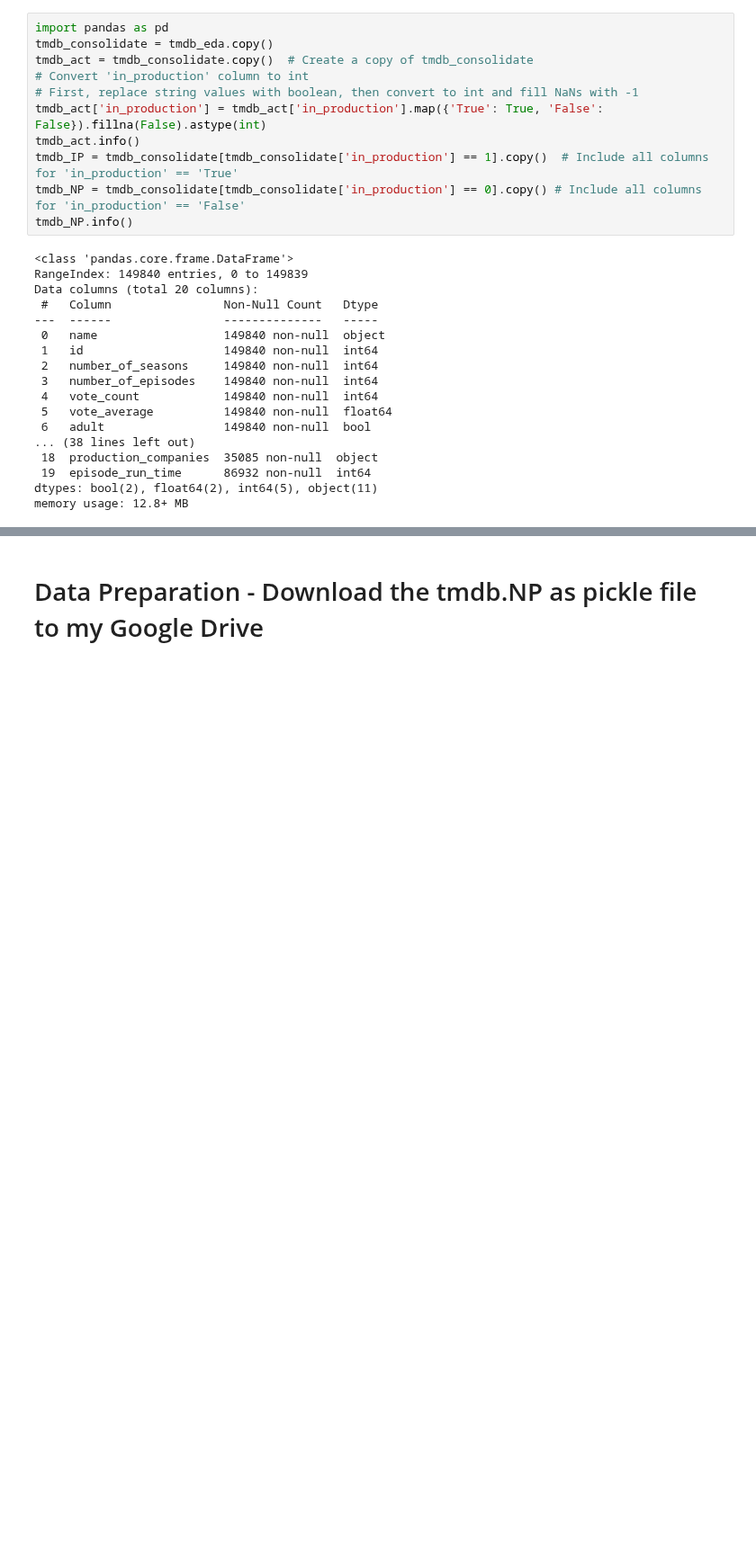
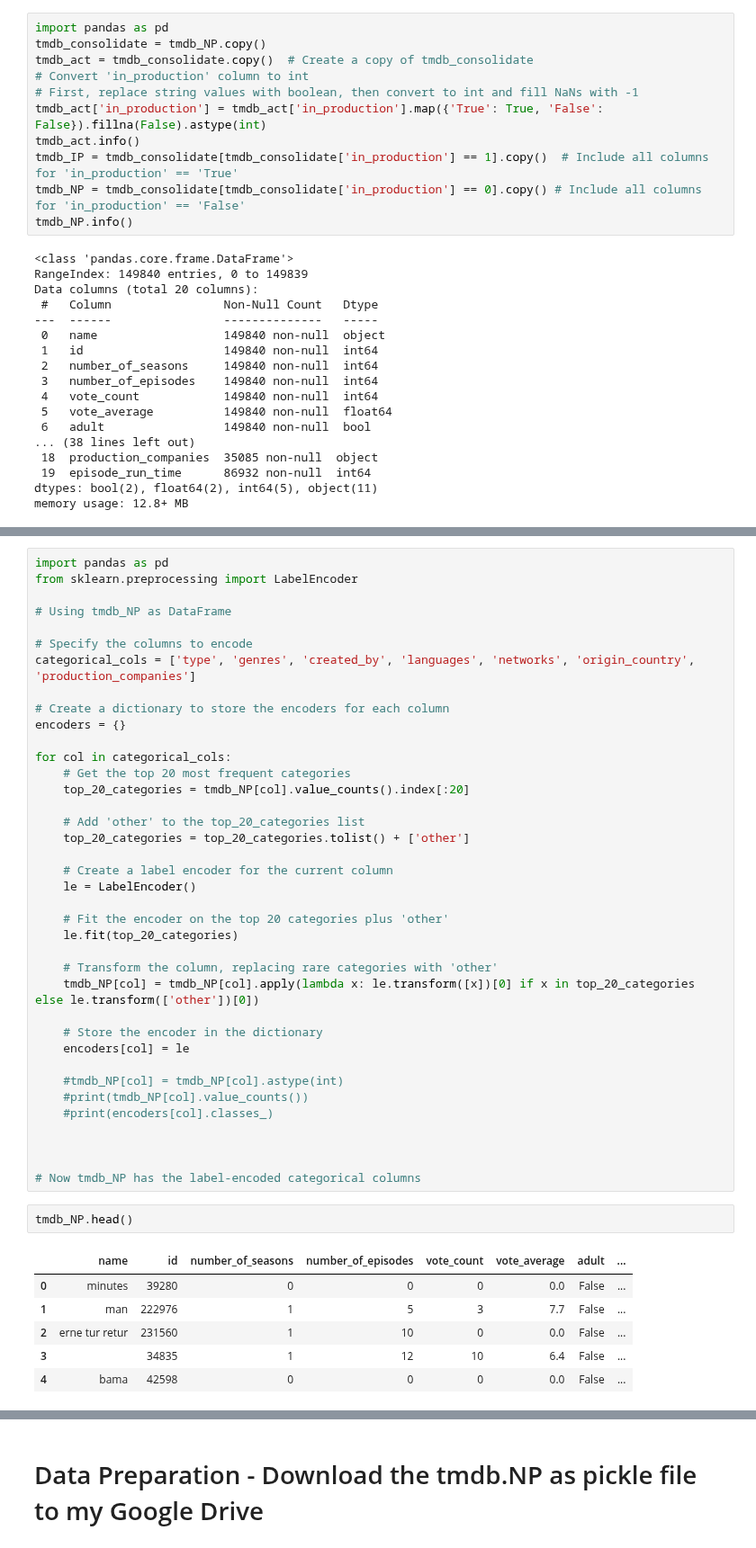
Before and after one commit to Elbx88/ML-Model-Perdiction, a Jupyter notebook: Project_ML_Models_Erez_Levy_TMDB_1.ipynb, the cells around one changed output, grey strips where cells are left out. Shown at 90% size. Cells and saved outputs as stored; diff of their text form; blank space fills up the shorter version.

```diff
--- a/Project_ML_Models_Erez_Levy_TMDB_1.ipynb
+++ b/Project_ML_Models_Erez_Levy_TMDB_1.ipynb
@@ -373,7 +388,7 @@ tmdb_eda.head()
 # Split tmdb_eda into 2 sub_Datasets tmdb_IP for 'in_production' dataset & tmdb_NP for not in production Dataset
 # %%
 import pandas as pd
-tmdb_consolidate = tmdb_eda.copy()
+tmdb_consolidate = tmdb_NP.copy()
 tmdb_act = tmdb_consolidate.copy()  # Create a copy of tmdb_consolidate
 # Convert 'in_production' column to int
 # First, replace string values with boolean, then convert to int and fill NaNs with -1
@@ -402,0 +823,47 @@ memory usage: 12.8+ MB
+# %%
+import pandas as pd
+from sklearn.preprocessing import LabelEncoder
+
+# Using tmdb_NP as DataFrame
+
+# Specify the columns to encode
+categorical_cols = ['type', 'genres', 'created_by', 'languages', 'networks', 'origin_country', 'production_companies']
+
+# Create a dictionary to store the encoders for each column
+encoders = {}
+
+for col in categorical_cols:
+    # Get the top 20 most frequent categories
+    top_20_categories = tmdb_NP[col].value_counts().index[:20]
+
+    # Add 'other' to the top_20_categories list
+    top_20_categories = top_20_categories.tolist() + ['other']
+
+    # Create a label encoder for the current column
+    le = LabelEncoder()
+
+    # Fit the encoder on the top 20 categories plus 'other'
+    le.fit(top_20_categories)
+
+    # Transform the column, replacing rare categories with 'other'
+    tmdb_NP[col] = tmdb_NP[col].apply(lambda x: le.transform([x])[0] if x in top_20_categories else le.transform(['other'])[0])
+
+    # Store the encoder in the dictionary
+    encoders[col] = le
+
+    #tmdb_NP[col] = tmdb_NP[col].astype(int)
+    #print(tmdb_NP[col].value_counts())
+    #print(encoders[col].classes_)
+
+
+
+# Now tmdb_NP has the label-encoded categorical columns
+# %%
+tmdb_NP.head()
+# %% [output]
+|  | name | id | number_of_seasons | number_of_episodes | vote_count | vote_average | adult | ... |
+| 0 | minutes | 39280 | 0 | 0 | 0 | 0.0 | False | ... |
+| 1 | man | 222976 | 1 | 5 | 3 | 7.7 | False | ... |
+| 2 | erne tur retur | 231560 | 1 | 10 | 0 | 0.0 | False | ... |
+| 3 |  | 34835 | 1 | 12 | 10 | 6.4 | False | ... |
+| 4 | bama | 42598 | 0 | 0 | 0 | 0.0 | False | ... |
```
Also changed, not shown: parts of 31 cells of this notebook.
